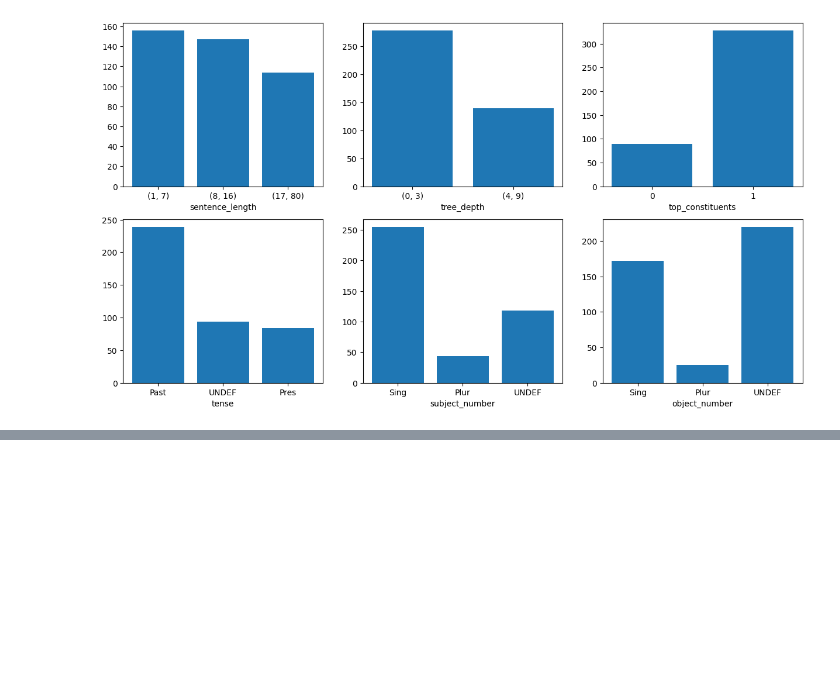
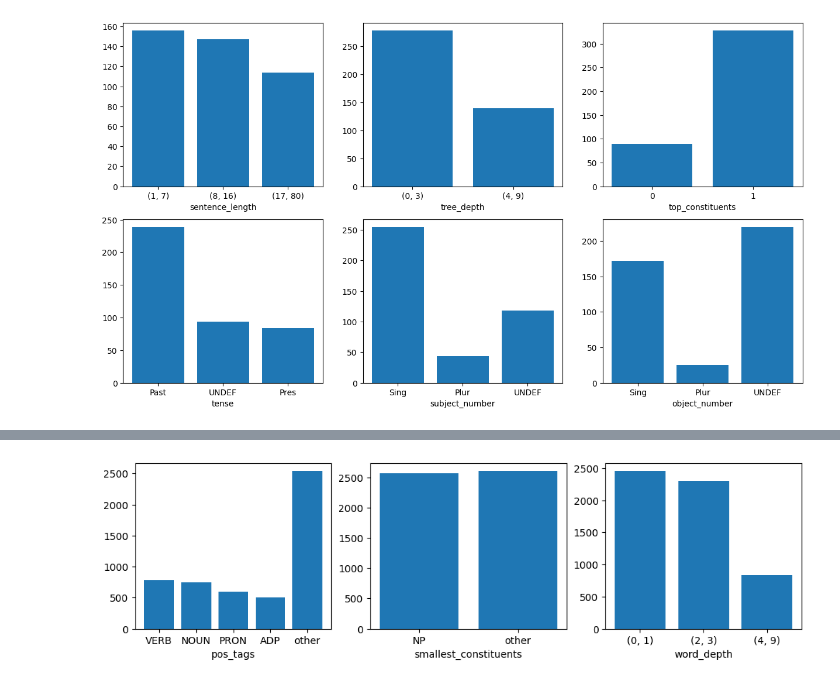
Before and after one commit to CUPalex/alignment, a Jupyter notebook: linguistic_features_test.ipynb, the cells around one changed output, grey strips where cells are left out. Cells and saved outputs as stored; diff of their text form; code cells hidden in the pictures; blank space fills up the shorter version.

```diff
--- a/linguistic_features_test.ipynb
+++ b/linguistic_features_test.ipynb
@@ -209,0 +249,12 @@ plt.show()
+# %%
+import matplotlib.pyplot as plt
+fig, axs = plt.subplots(1, 3)
+fig.set_size_inches((12, 3))
+for i, feature in enumerate(["pos_tags", "smallest_constituents", "word_depth"]):
+    xs, ys = zip(*feature_by_word_dist[feature])
+    axs[i].bar(list(range(len(xs))), ys)
+    axs[i].set_xticks(list(range(len(xs))), xs)
+    axs[i].set_xlabel(feature)
+plt.show()
+# %% [output]
+[figure, added]
```
Also changed, not shown: parts of 6 cells of this notebook, 2 other files.
